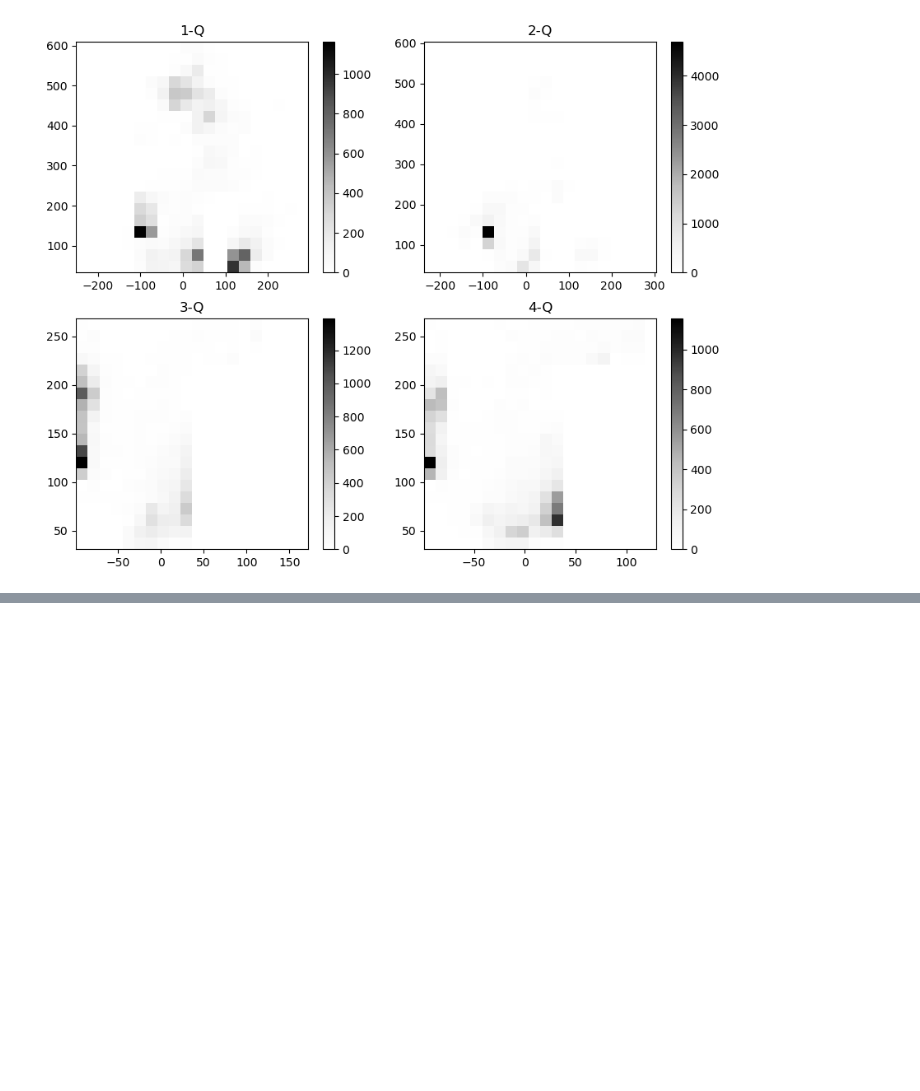
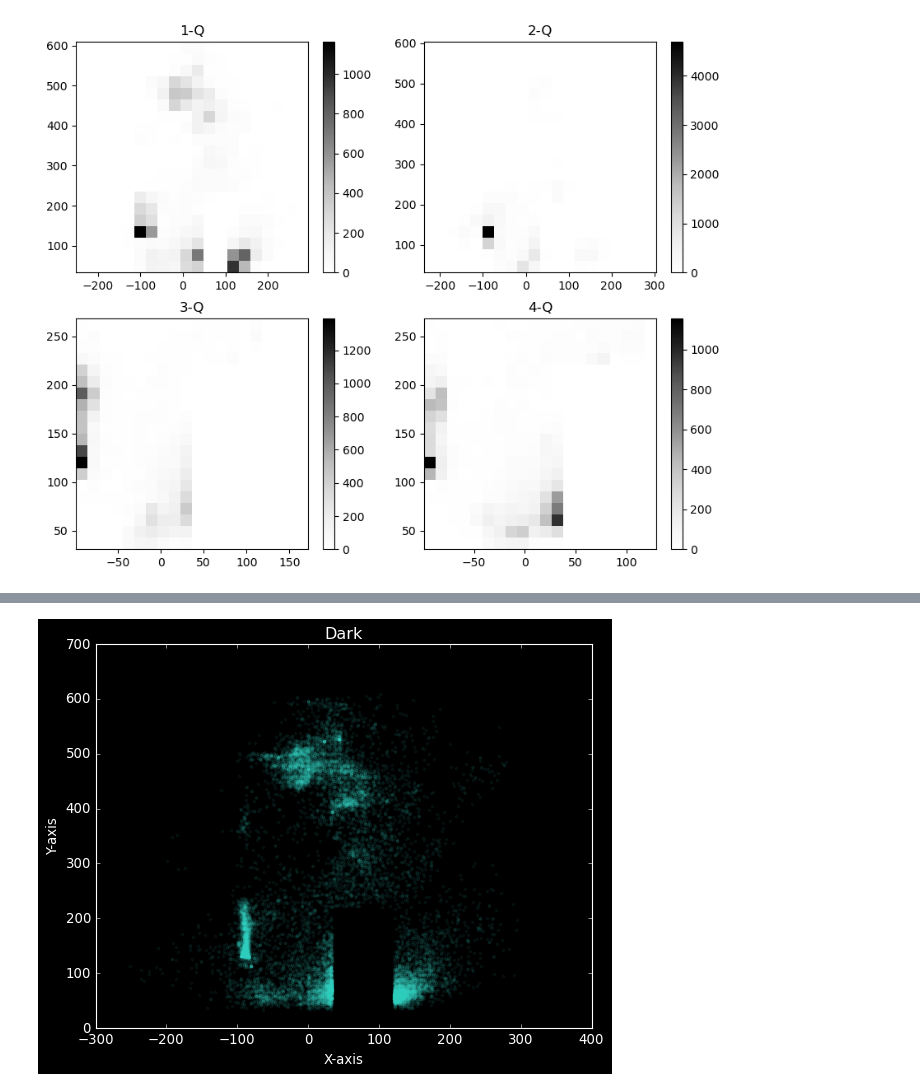
Before and after one commit to il-kwang/my_all, a Jupyter notebook: csv1_.ipynb, the cells around one changed output, grey strips where cells are left out. Saved outputs shown, nothing was run; the diff lists cells and outputs as text; code cells hidden in the pictures; blank space fills up the shorter version.

```diff
--- a/csv1_.ipynb
+++ b/csv1_.ipynb
@@ -95,0 +129,19 @@ plt.show()
+# %%
+# 스타일 설정 (어두운 배경)
+plt.style.use('dark_background')
+
+# 산포도 그래프 (물감 번진 효과)
+plt.figure(figsize=(8, 6))
+plt.scatter(x5, y5, s=5, alpha=0.05, color='turquoise')  # 투명도 낮게 설정하여 겹칠수록 진하게
+
+# 컬러바 추가가 안됨됨
+#plt.colorbar(hb, label='Density')
+
+plt.title('Dark')
+plt.xlabel('X-axis')
+plt.ylabel('Y-axis')
+plt.grid(False)  # 불필요한 격자 제거
+
+plt.show()
+# %% [output]
+[figure, added]
```
Also changed, not shown: parts of 4 cells of this notebook.
